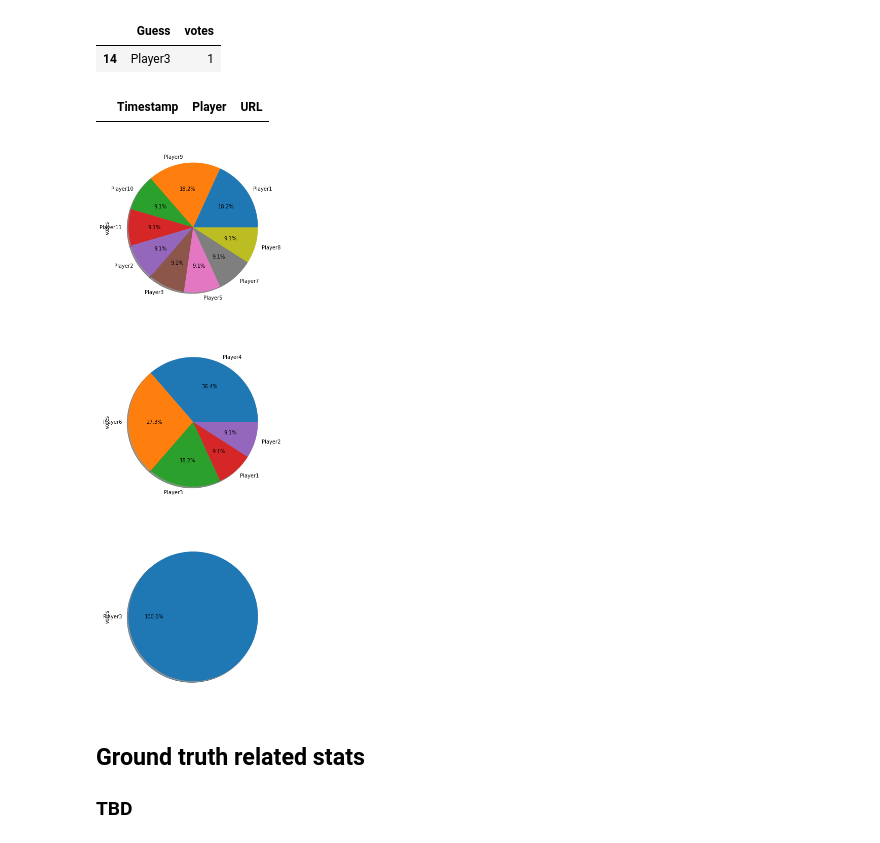
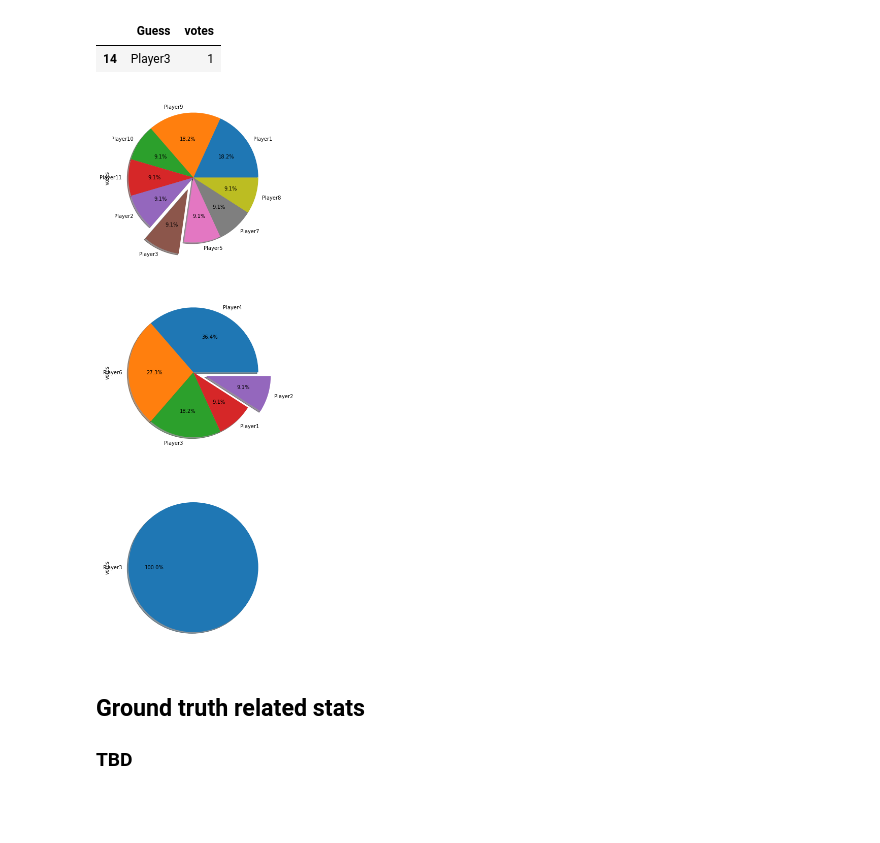
Before and after one commit to NLeSC/balconaz, a Jupyter notebook: notebooks/analysis.ipynb, the cells around one changed output. Drawn from its saved outputs; the diff is of its cells as text; code cells hidden in the pictures; blank space fills up the shorter version.

Commit message:
adding explode option to pie chart

```diff
--- a/notebooks/analysis.ipynb
+++ b/notebooks/analysis.ipynb
@@ -12,7 +13,7 @@ NB: Don't forget to run all the scripts prior to this step.
 # %%
 # Load all inputs
 df_raw = pd.read_csv('../data/answers.csv',error_bad_lines=False)
-df2_raw = pd.read_csv('../data/ground_truth.csv',error_bad_lines=False).apply(lambda s:s.str.replace('"', ""))
+df2_raw = pd.read_csv('../data/ground_truth.csv',error_bad_lines=False,skipinitialspace=True).apply(lambda s:s.str.replace('"', ''))
 # %%
 #check
 #print(df_raw.shape, df2_raw.shape)
@@ -122,8 +124,3 @@ df.loc[:,['Guess','votes']]
 # %% [output]
 |  | Guess | votes |
 | 14 | Player3 | 1 |
-# %%
-url='URL10'
-df2_raw.loc[df2_raw['URL'] == url]
-# %% [output]
-|  | Timestamp | Player | URL |
@@ -130,18 +135,18 @@ df2_raw.loc[df2_raw['URL'] == url]
 # %%
-#pie chart per URL
-
 fig, axes = plt.subplots(len(urls),1,figsize=(30, 20)) #ncols=len(urls)#,)
 #for i,ax in enumerate(axes):
 for i,ax in enumerate(axes):
     url = urls[i]
     temp_df = df_guess.loc[df_guess['Current URL'] == url]
     #explode = [0] * len(players)
     explode = [0] * len(temp_df.index)
+    my_index = df2_raw[df2_raw['URL'] == url]['Player'].index
+    if my_index[0] < len(explode): explode[my_index[0]] = 0.2 #if noone guessed the right answer
     temp_df.loc[:,['Guess','votes']].plot.pie(ax=ax,subplots=True,labels = temp_df['Guess'], y='votes', autopct='%1.1f%%',shadow = True,explode=explode);
     ax.get_legend().remove()
 plt.show()
 # %% [output]
-[figure, old version]
+[figure, new version]
 # %% [markdown]
 ## Ground truth related stats
 
```
Also changed, not shown: parts of 6 cells of this notebook.
